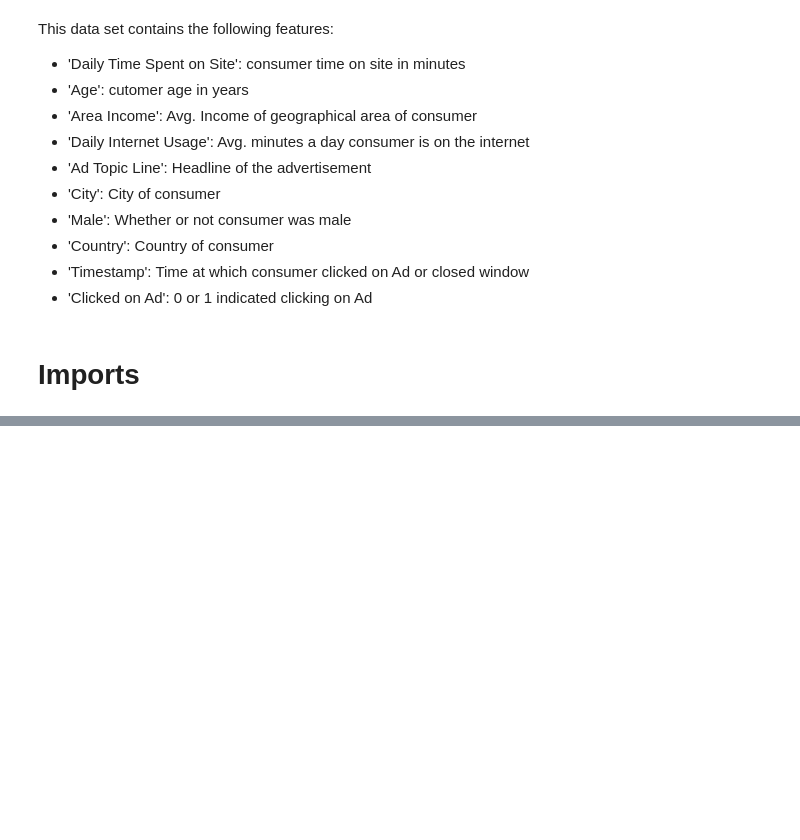
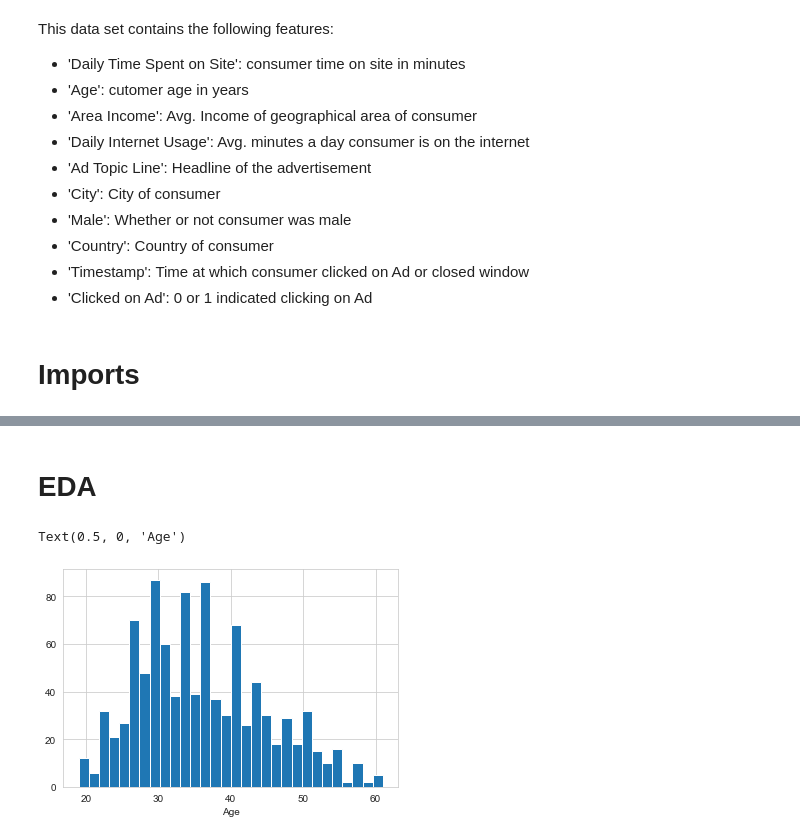
Before and after one commit to HongPhuMagic/Machine-Learning-Practice-LogisticRegression, a Jupyter notebook: LogisticR_proj.ipynb, the cells around one changed output, grey strips where cells are left out. Drawn from its saved outputs; the diff is of its cells as text; code cells hidden in the pictures; blank space fills up the shorter version.

```diff
--- a/LogisticR_proj.ipynb
+++ b/LogisticR_proj.ipynb
@@ -25,0 +32,2 @@ This data set contains the following features:
+# %%
+ad = pd.read_csv("advertising.csv")
@@ -25,0 +75,9 @@ This data set contains the following features:
+# %% [markdown]
+# EDA
+# %%
+sns.set_style('whitegrid')
+ad['Age'].hist(bins=30)
+plt.xlabel('Age')
+# %% [output]
+Text(0.5, 0, 'Age')
+[figure, added]
```
Also changed, not shown: parts of 20 cells of this notebook.
